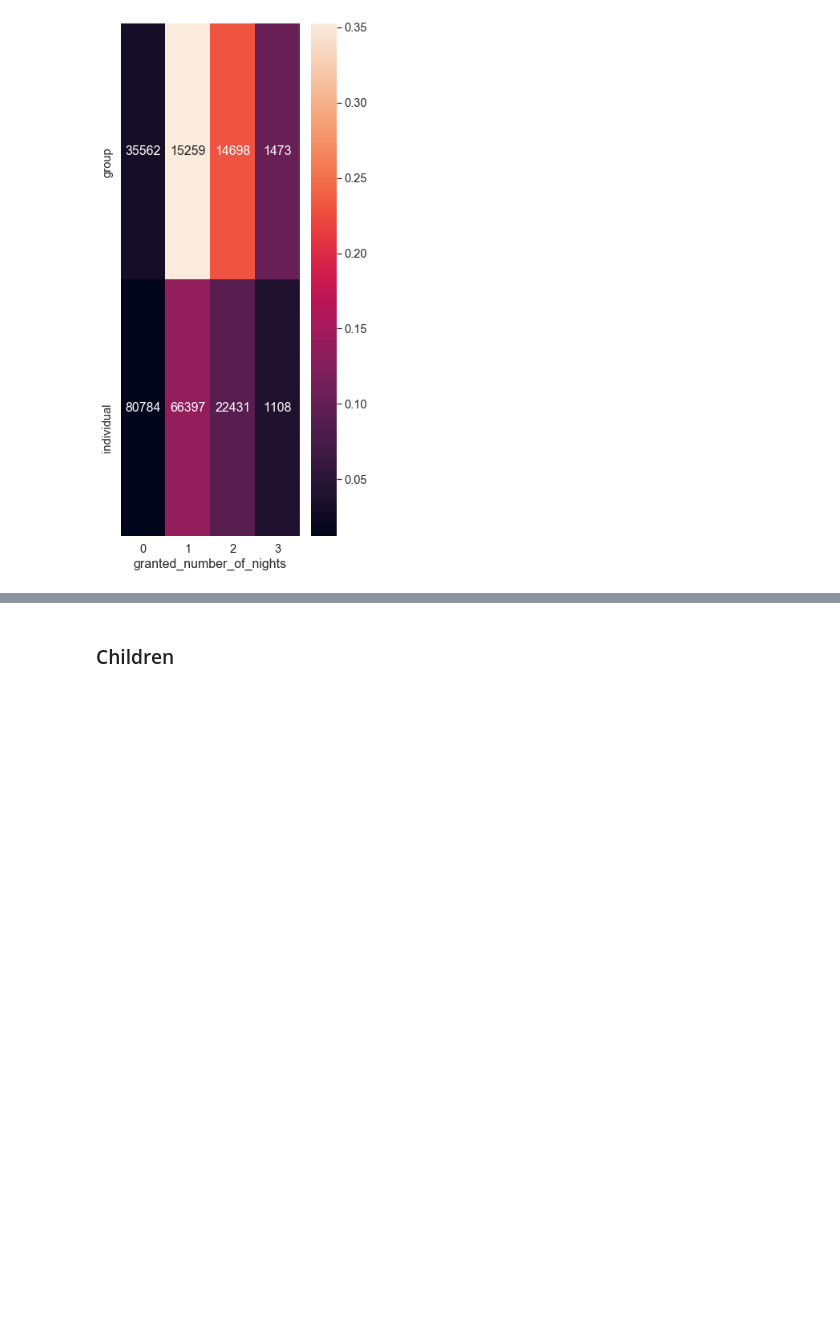
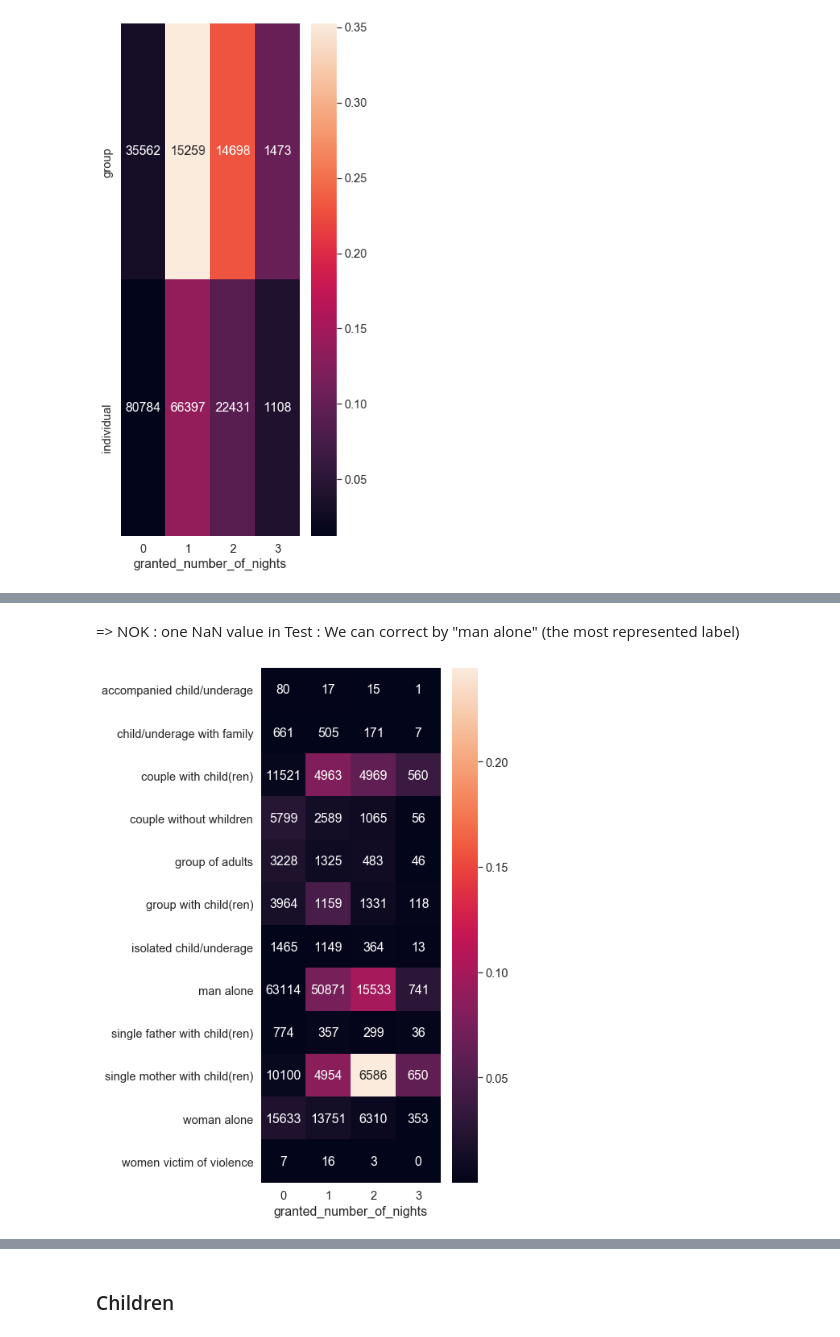
Before and after one commit to jeugregg/data-science-test, a Jupyter notebook: 01_Exploration_Data.ipynb, the cells around one changed output, grey strips where cells are left out. Drawn from its saved outputs; the diff is of its cells as text; code cells hidden in the pictures; blank space fills up the shorter version.

```diff
--- a/01_Exploration_Data.ipynb
+++ b/01_Exploration_Data.ipynb
@@ -2037,0 +2157,3 @@ plot_cont(X="group_type",
+# %% [markdown]
+=> NOK : one NaN value in Test :
+We can correct by "man alone" (the most represented label)
@@ -2038 +2163,7 @@ plot_cont(X="group_type",
+# %%
+plot_cont(X="group_composition_label",
+    Y="granted_number_of_nights",
+    data=requests_train)
+# %% [output]
+[figure, added]
 # %% [markdown]
```
Also changed, not shown: parts of 120 cells of this notebook, 3 other files.
